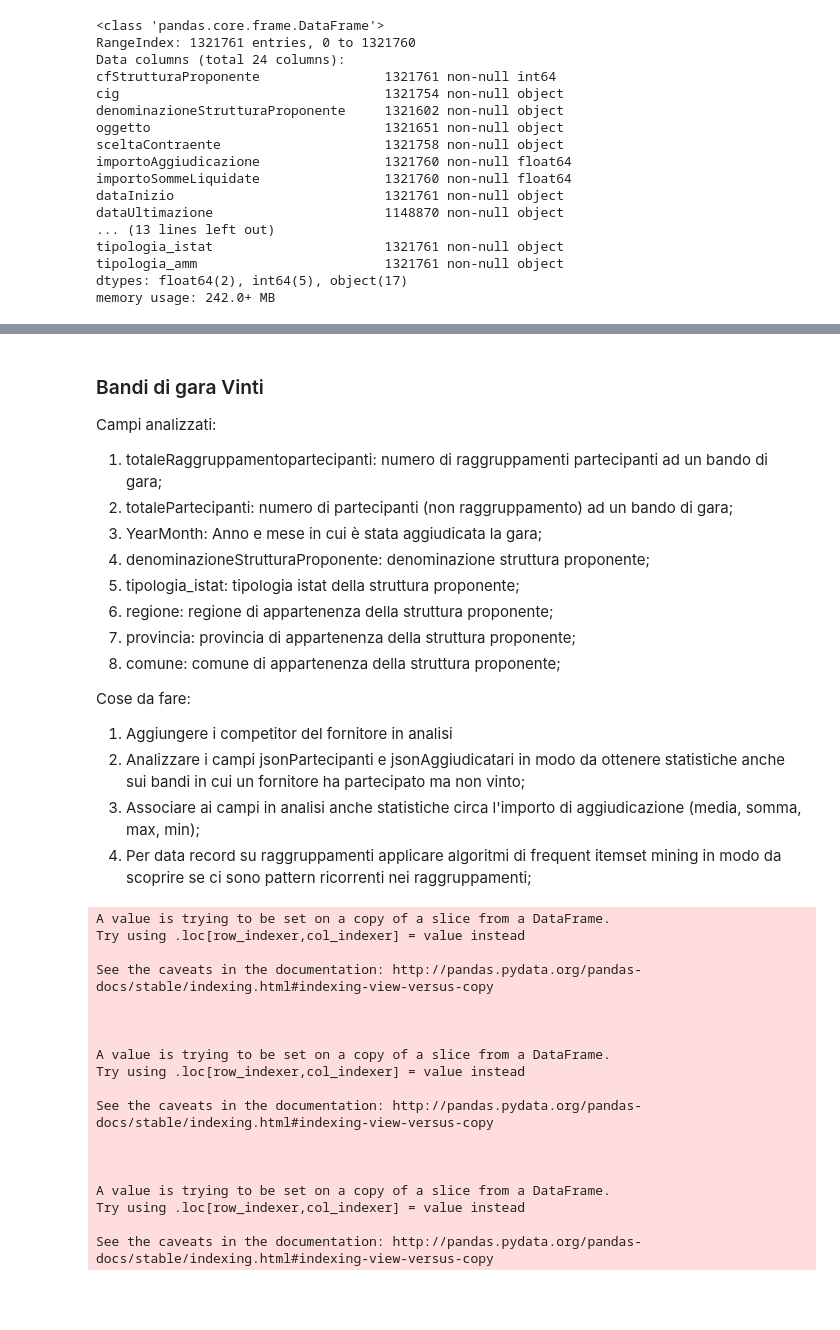
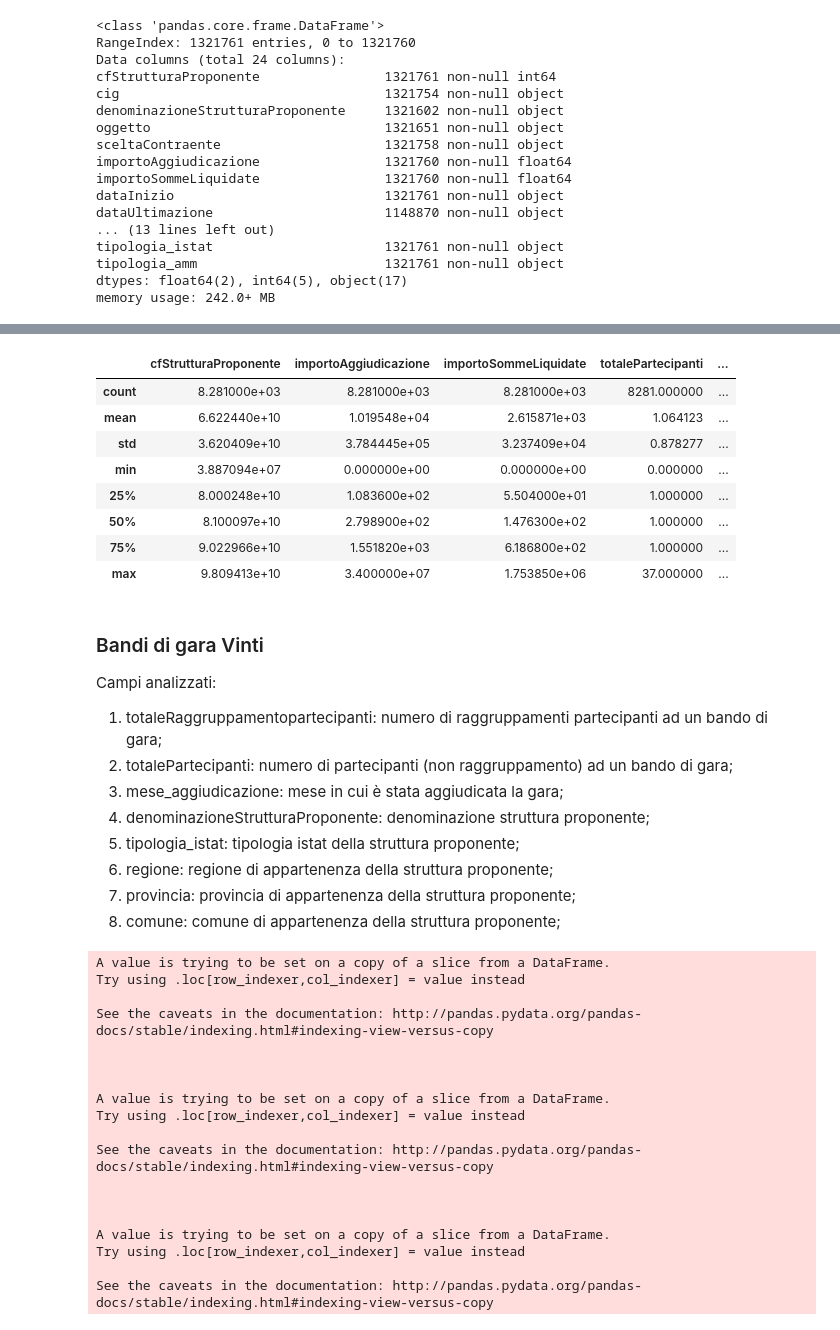
Before and after one commit to fabiana001/anacAnalysis, a Jupyter notebook: notebooks/3_Analisi_singolo_fornitore.ipynb, the cells around one changed output, grey strips where cells are left out. Drawn from its saved outputs; the diff is of its cells as text; code cells hidden in the pictures; blank space fills up the shorter version.

Commit message:
nuova versione analisi fornitore

```diff
--- a/notebooks/3_Analisi_singolo_fornitore.ipynb
+++ b/notebooks/3_Analisi_singolo_fornitore.ipynb
@@ -69,22 +112,28 @@ df_aggiudicatario = df.loc[df["cfPrimoaggiudicatario"] == cfPrimoaggiudicatario]
+# %%
+#describe numeric attributes
+df_aggiudicatario.describe()
+# %% [output]
+|  | cfStrutturaProponente | importoAggiudicazione | importoSommeLiquidate | totalePartecipanti | ... |
+| count | 8.281000e+03 | 8.281000e+03 | 8.281000e+03 | 8281.000000 | ... |
+| mean | 6.622440e+10 | 1.019548e+04 | 2.615871e+03 | 1.064123 | ... |
+| std | 3.620409e+10 | 3.784445e+05 | 3.237409e+04 | 0.878277 | ... |
+| min | 3.887094e+07 | 0.000000e+00 | 0.000000e+00 | 0.000000 | ... |
+| 25% | 8.000248e+10 | 1.083600e+02 | 5.504000e+01 | 1.000000 | ... |
+| 50% | 8.100097e+10 | 2.798900e+02 | 1.476300e+02 | 1.000000 | ... |
+| 75% | 9.022966e+10 | 1.551820e+03 | 6.186800e+02 | 1.000000 | ... |
+| max | 9.809413e+10 | 3.400000e+07 | 1.753850e+06 | 37.000000 | ... |
 # %% [markdown]
 ### Bandi di gara Vinti
 
 Campi analizzati:
 1. totaleRaggruppamentopartecipanti: numero di raggruppamenti partecipanti ad un bando di gara;
 2. totalePartecipanti: numero di partecipanti (non raggruppamento) ad un bando di gara;
-3. YearMonth: Anno e mese in cui è stata aggiudicata la gara;
+3. mese_aggiudicazione: mese in cui è stata aggiudicata la gara;
 4. denominazioneStrutturaProponente: denominazione struttura proponente;
 5. tipologia_istat: tipologia istat della struttura proponente;
 6. regione: regione di appartenenza della struttura proponente;
 7. provincia: provincia di appartenenza della struttura proponente;
 8. comune: comune di appartenenza della struttura proponente;
-
-Cose da fare:
-
-1. Aggiungere i competitor del fornitore in analisi
-2. Analizzare i campi jsonPartecipanti e jsonAggiudicatari in modo da ottenere statistiche anche sui bandi in cui un fornitore ha partecipato ma non vinto;
-3. Associare ai campi in analisi anche statistiche circa l'importo di aggiudicazione (media, somma, max, min);
-4. Per data record su raggruppamenti applicare algoritmi di frequent itemset mining in modo da scoprire se ci sono pattern ricorrenti nei raggruppamenti;
 # %%
 df_aggiudicatario['dataInizio'] = pd.to_datetime(df['dataInizio'], errors='coerce')
 df_aggiudicatario['YearMonth'] = df_aggiudicatario['dataInizio'].map(lambda x: 100*x.year + x.month)
```
Also changed, not shown: parts of 24 cells of this notebook, 13 other files.
